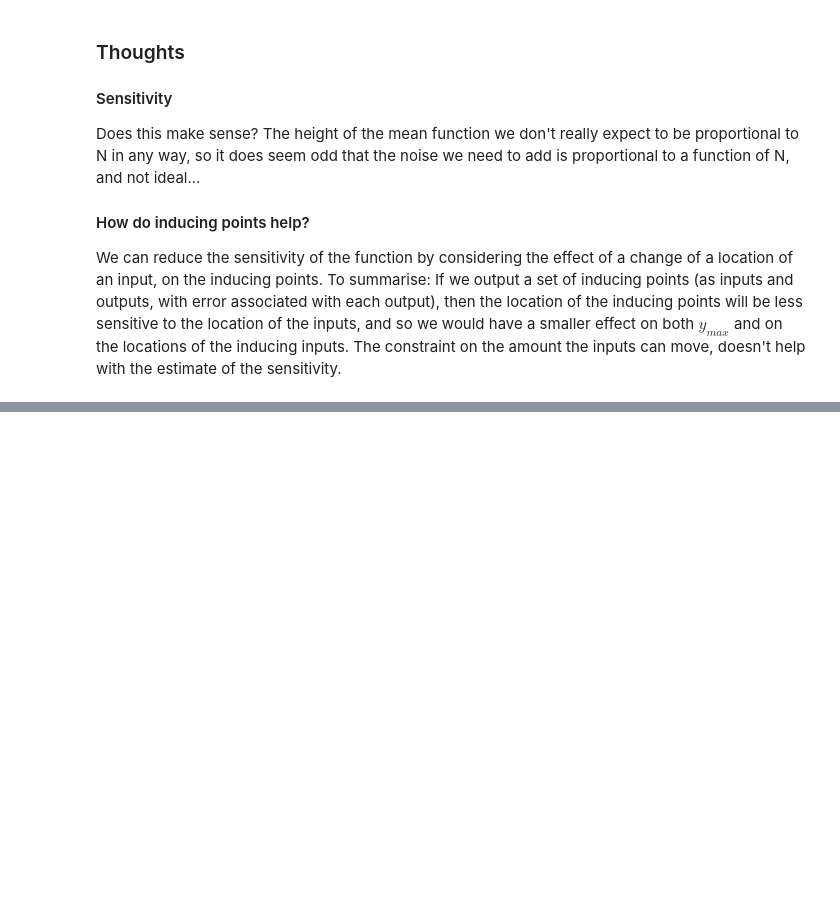
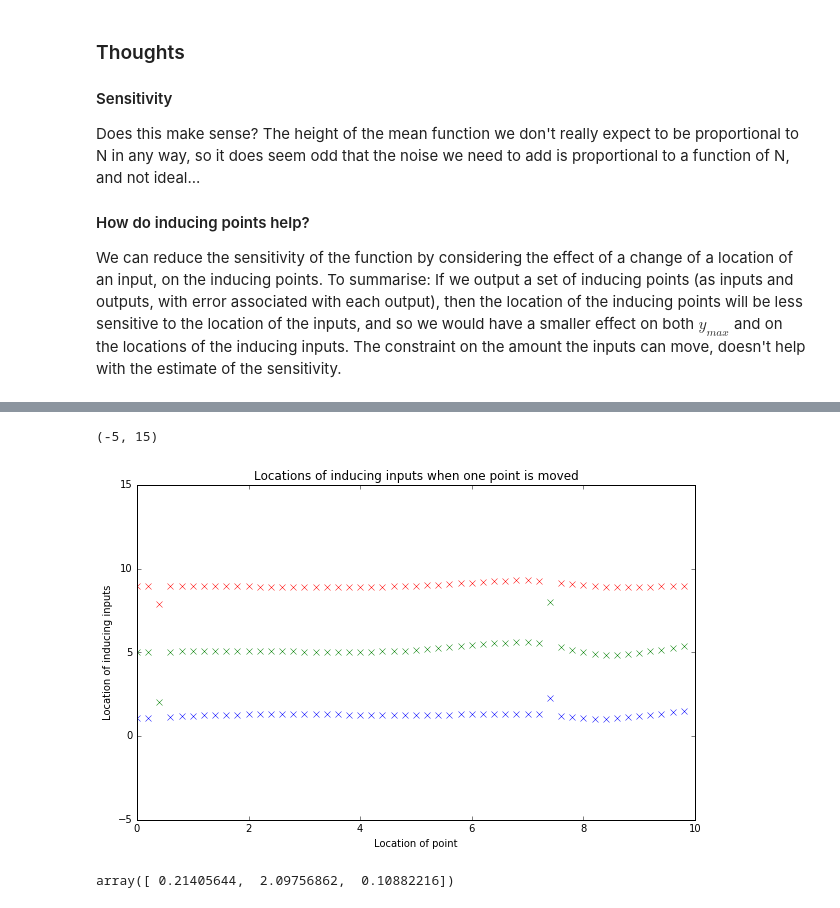
Before and after one commit to scikic/virtual, a Jupyter notebook: Virtual Patient 3.ipynb, the cells around one changed output, grey strips where cells are left out. Cells and saved outputs as stored; diff of their text form; code cells hidden in the pictures; blank space fills up the shorter version.

```diff
--- a/Virtual Patient 3.ipynb
+++ b/Virtual Patient 3.ipynb
@@ -277,0 +327,15 @@ $$||f_D(\mathbf{x}) - f_D'(\mathbf{x})||^2 = \sum_{i=1}^n \sum_{j=1}^n a_i a_j k
+# %%
+plt.plot(newposes,ind_positions.transpose(),'x')
+plt.title('Locations of inducing inputs when one point is moved')
+plt.xlabel('Location of point')
+plt.ylabel('Location of inducing inputs')
+plt.ylim([-5,15])
+# %% [output]
+(-5, 15)
+[figure, added]
+# %%
+temp = ind_positions[:,np.sum(abs(ind_positions)>50,0)==0]
+np.std(temp,1)
+#np.std(ind_positions,1)
+# %% [output]
+array([ 0.21405644,  2.09756862,  0.10882216])
```
Also changed, not shown: parts of 12 cells of this notebook, 1 other file.
